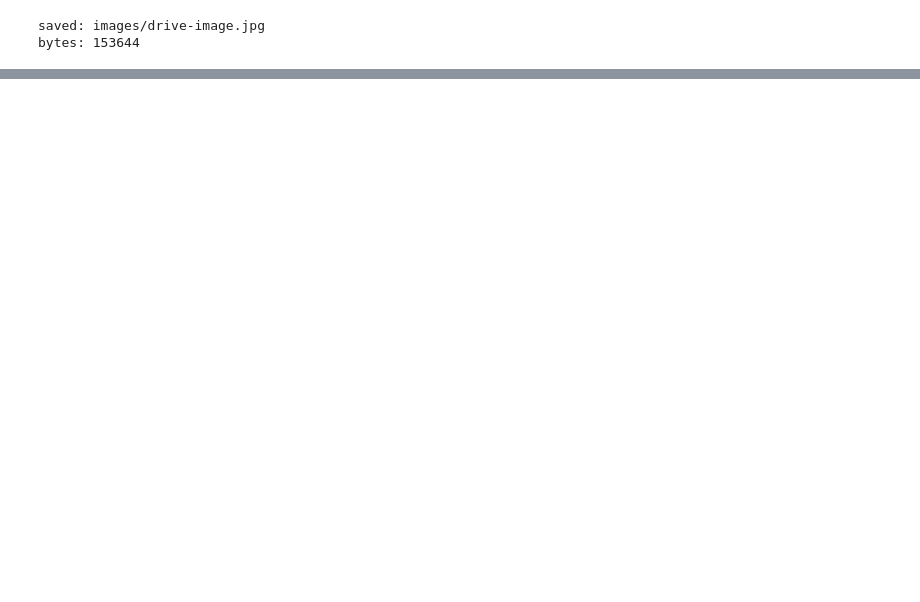
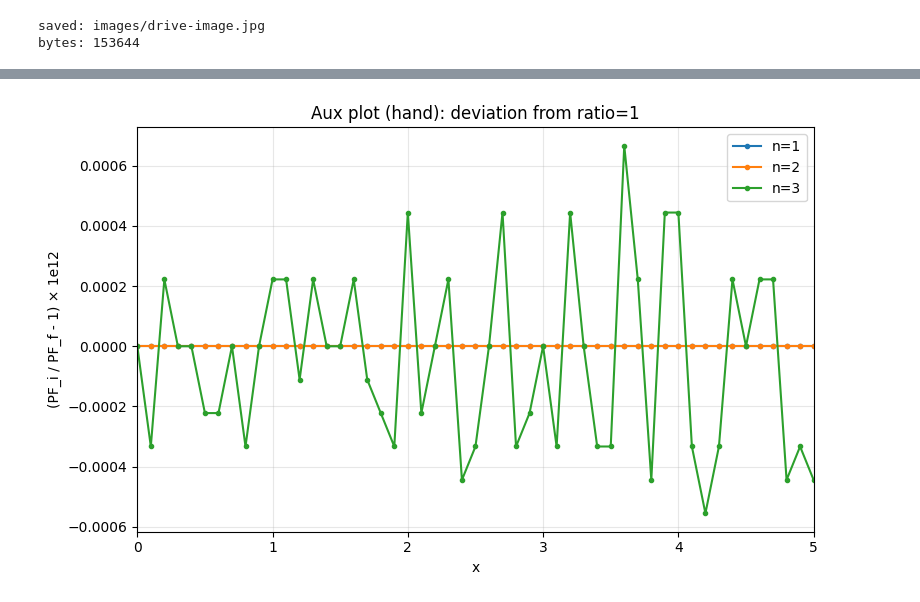
Before and after one commit to Ryomaw/LoopModel, a Jupyter notebook: CubicLoop/CubicLoop_ToyModel.ipynb, the cells around one changed output, grey strips where cells are left out. Drawn from its saved outputs; the diff is of its cells as text; code cells hidden in the pictures; blank space fills up the shorter version.

```diff
--- a/CubicLoop/CubicLoop_ToyModel.ipynb
+++ b/CubicLoop/CubicLoop_ToyModel.ipynb
@@ -127,0 +160,31 @@ PF_i(5, 4) - PF_f(5/4, 4)
+# %%
+# 手計算側の補助プロット: 縦軸は (PF_i / PF_f - 1) × 1e12
+x_values = np.arange(0.0, 5.0 + 1e-9, 0.1)
+n_values = [1, 2, 3]
+
+scale = 1e12
+plt.figure(figsize=(8, 5))
+for n in n_values:
+    ratio_minus_1 = []
+    for x in x_values:
+        num = PF_i(x, n)
+        den = PF_f(x / n, n)
+        if np.isclose(den, 0.0):
+            ratio_minus_1.append(np.nan)
+        else:
+            ratio_minus_1.append(num / den - 1.0)
+
+    y = np.array(ratio_minus_1, dtype=float) * scale
+    plt.plot(x_values, y, marker="o", markersize=3, linewidth=1.5, label=f"n={n}")
+
+plt.xlabel("x")
+plt.ylabel("(PF_i / PF_f - 1) × 1e12")
+plt.title("Aux plot (hand): deviation from ratio=1")
+plt.xlim(0, 5)
+plt.grid(True, alpha=0.3)
+plt.legend()
+plt.tight_layout()
+plt.savefig(Path("pf_ratio_csv") / "PF_ratio_deviation.png", dpi=300, bbox_inches="tight")
+plt.show()
+# %% [output]
+[figure, added]
```
Also changed, not shown: parts of 37 cells of this notebook, 13 other files.
